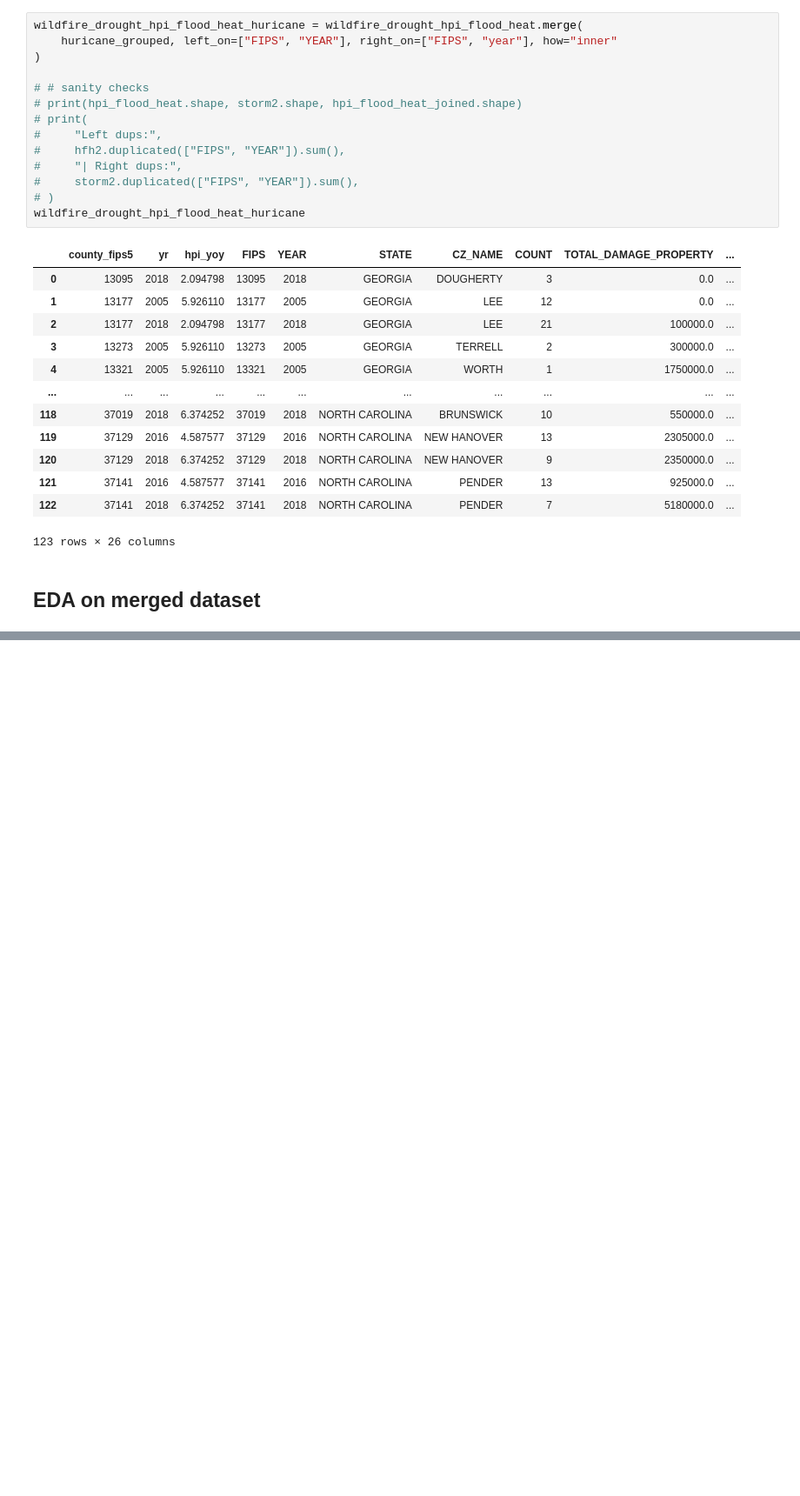
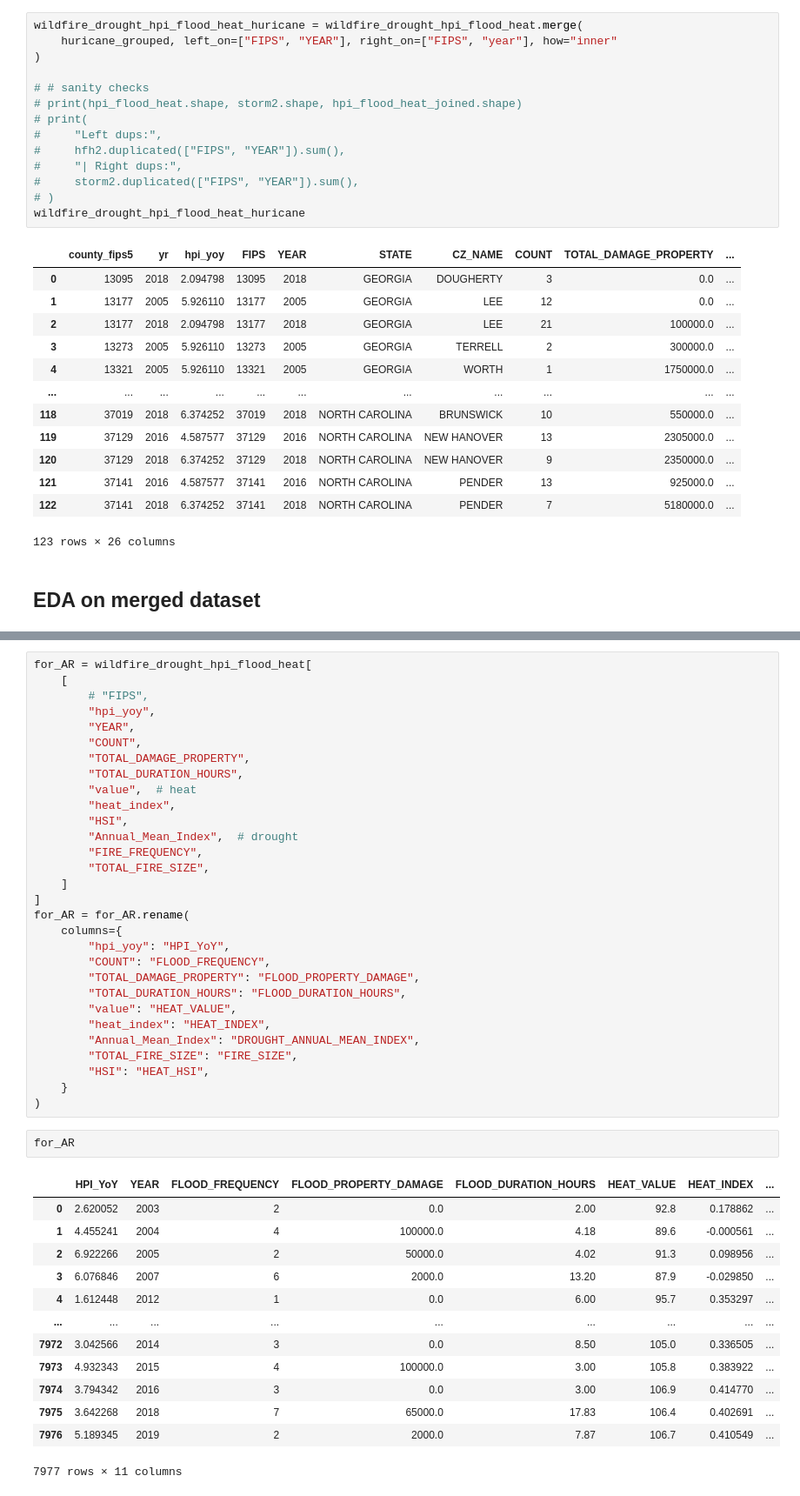
Before and after one commit to Ramil-cyber/Capstone_Citizensbank_climate-risk_insurance-exposure_monitoring, a Jupyter notebook: 03_code/data_exploration/datasets_join_v2.ipynb, the cells around one changed output, grey strips where cells are left out. Shown at 87% size. Cells and saved outputs as stored; diff of their text form; blank space fills up the shorter version.

```diff
--- a/03_code/data_exploration/datasets_join_v2.ipynb
+++ b/03_code/data_exploration/datasets_join_v2.ipynb
@@ -408,0 +640,46 @@ plt.show()
+# %%
+for_AR = wildfire_drought_hpi_flood_heat[
+    [
+        # "FIPS",
+        "hpi_yoy",
+        "YEAR",
+        "COUNT",
+        "TOTAL_DAMAGE_PROPERTY",
+        "TOTAL_DURATION_HOURS",
+        "value",  # heat
+        "heat_index",
+        "HSI",
+        "Annual_Mean_Index",  # drought
+        "FIRE_FREQUENCY",
+        "TOTAL_FIRE_SIZE",
+    ]
+]
+for_AR = for_AR.rename(
+    columns={
+        "hpi_yoy": "HPI_YoY",
+        "COUNT": "FLOOD_FREQUENCY",
+        "TOTAL_DAMAGE_PROPERTY": "FLOOD_PROPERTY_DAMAGE",
+        "TOTAL_DURATION_HOURS": "FLOOD_DURATION_HOURS",
+        "value": "HEAT_VALUE",
+        "heat_index": "HEAT_INDEX",
+        "Annual_Mean_Index": "DROUGHT_ANNUAL_MEAN_INDEX",
+        "TOTAL_FIRE_SIZE": "FIRE_SIZE",
+        "HSI": "HEAT_HSI",
+    }
+)
+# %%
+for_AR
+# %% [output]
+|  | HPI_YoY | YEAR | FLOOD_FREQUENCY | FLOOD_PROPERTY_DAMAGE | FLOOD_DURATION_HOURS | HEAT_VALUE | HEAT_INDEX | ... |
+| 0 | 2.620052 | 2003 | 2 | 0.0 | 2.00 | 92.8 | 0.178862 | ... |
+| 1 | 4.455241 | 2004 | 4 | 100000.0 | 4.18 | 89.6 | -0.000561 | ... |
+| 2 | 6.922266 | 2005 | 2 | 50000.0 | 4.02 | 91.3 | 0.098956 | ... |
+| 3 | 6.076846 | 2007 | 6 | 2000.0 | 13.20 | 87.9 | -0.029850 | ... |
+| 4 | 1.612448 | 2012 | 1 | 0.0 | 6.00 | 95.7 | 0.353297 | ... |
+| ... | ... | ... | ... | ... | ... | ... | ... | ... |
+| 7972 | 3.042566 | 2014 | 3 | 0.0 | 8.50 | 105.0 | 0.336505 | ... |
+| 7973 | 4.932343 | 2015 | 4 | 100000.0 | 3.00 | 105.8 | 0.383922 | ... |
+| 7974 | 3.794342 | 2016 | 3 | 0.0 | 3.00 | 106.9 | 0.414770 | ... |
+| 7975 | 3.642268 | 2018 | 7 | 65000.0 | 17.83 | 106.4 | 0.402691 | ... |
+| 7976 | 5.189345 | 2019 | 2 | 2000.0 | 7.87 | 106.7 | 0.410549 | ... |
+7977 rows × 11 columns
```
Also changed, not shown: parts of 25 cells of this notebook, 2 other files.
